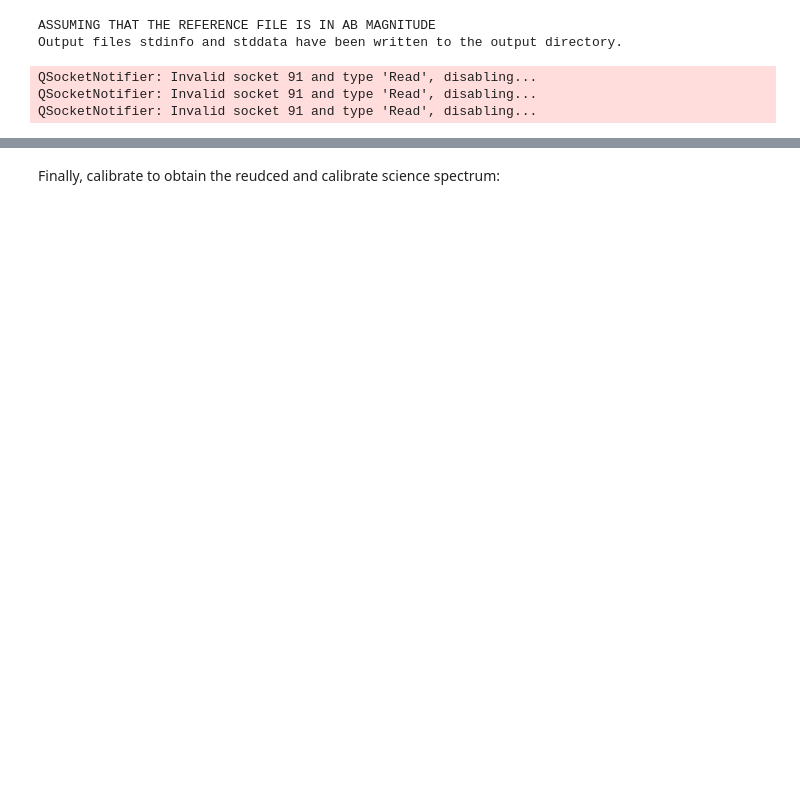
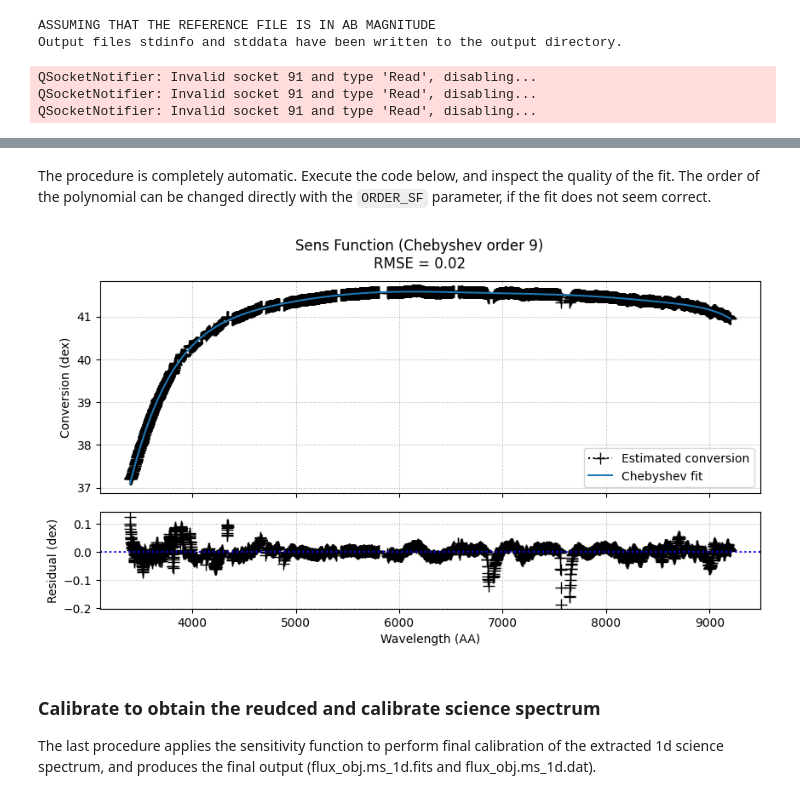
Before and after one commit to KostasValeckas/PyLongslit_notebook, a Jupyter notebook: PyLongslit_notebook.ipynb, the cells around one changed output, grey strips where cells are left out. Drawn from its saved outputs; the diff is of its cells as text; code cells hidden in the pictures; blank space fills up the shorter version.

```diff
--- a/PyLongslit_notebook.ipynb
+++ b/PyLongslit_notebook.ipynb
@@ -849,11 +873,18 @@ Producing the sensfunc, extinction file path needs to be given:
+# %%
+extinction_file_path = "./database_example/lapalma.dat"
+# %% [markdown]
+The procedure is completely automatic. Execute the code below, and inspect the quality of the fit. The order of the polynomial can be changed directly with the `ORDER_SF` parameter, if the fit does not seem correct.
 # %%
-extinction_file_path = "/home/kostasvaleckas/Documents/DAWN/PyLongslit_notebook/PyLongslit_notebook/database/lapalma.dat"
-
 sensfunc(out_dir = OUTPUT_DIR,
          extinction_file_path = extinction_file_path,
          FITTING_MODEL_SF = 'Chebyshev',
          ORDER_SF = 9)
+# %% [output]
+[figure, added]
 # %% [markdown]
-Finally, calibrate to obtain the reudced and calibrate science spectrum:
+### Calibrate to obtain the reudced and calibrate science spectrum
+
+The last procedure applies the sensitivity function to perform final calibration
+of the extracted 1d science spectrum, and produces the final output (flux_obj.ms_1d.fits and flux_obj.ms_1d.dat).
 # %%
 calibrate(out_dir = OUTPUT_DIR, extinction_file_path=extinction_file_path)
```
Also changed, not shown: parts of 3 cells of this notebook, 24 other files.
